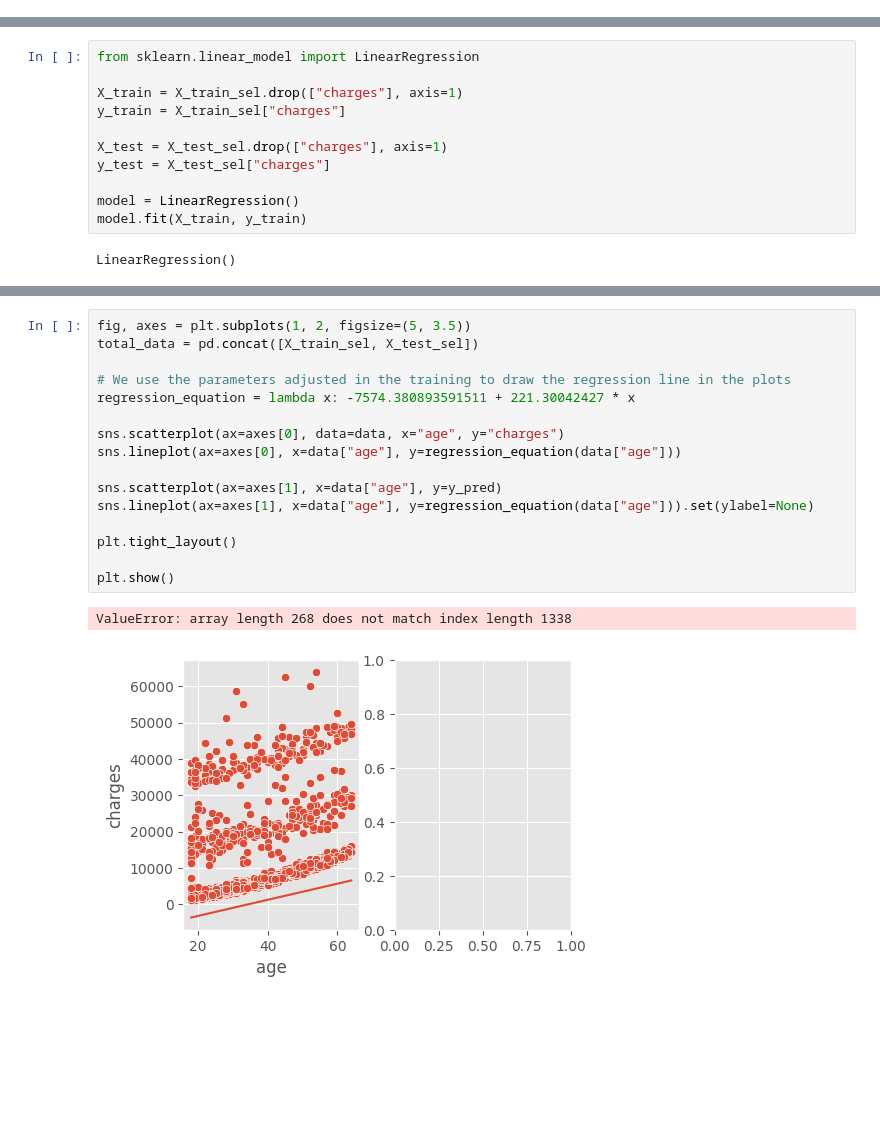
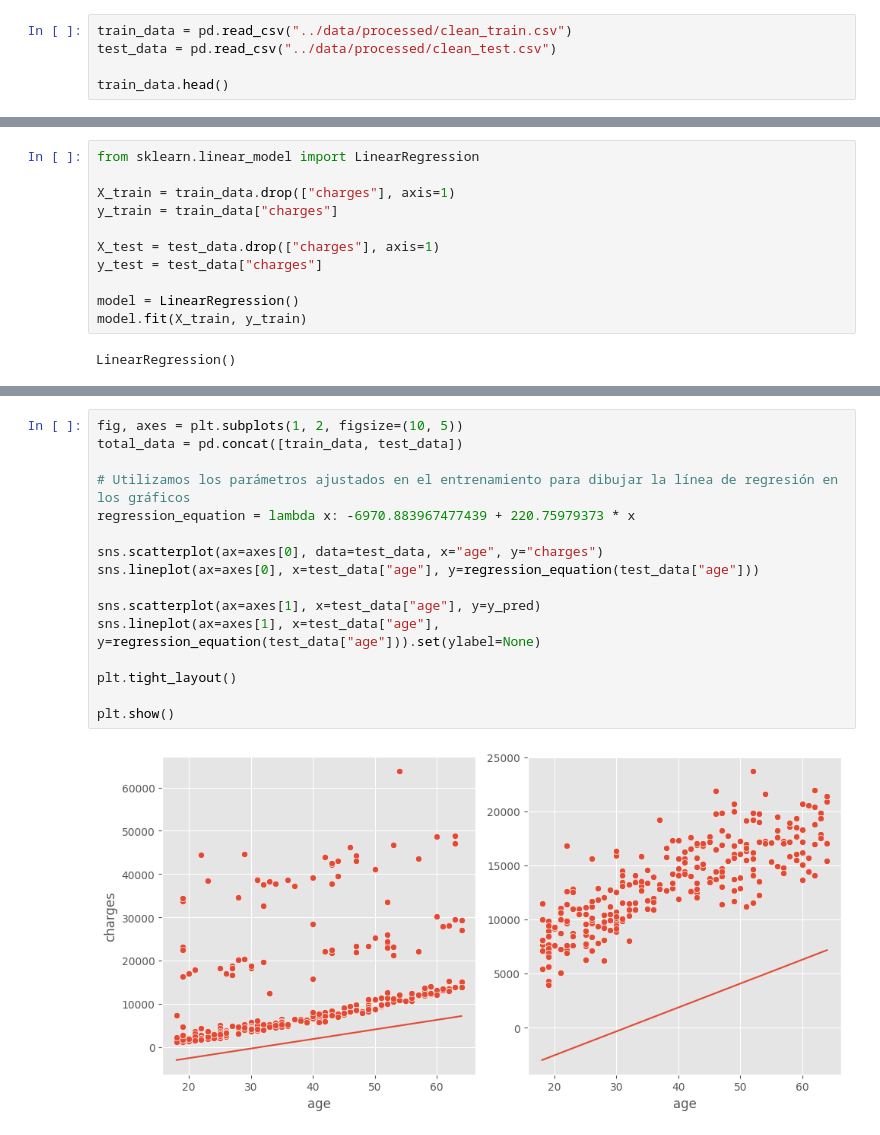
Before and after one commit to allankruger/linear-regression, a Jupyter notebook: src/explore.ipynb, the cells around one changed output, grey strips where cells are left out. Saved outputs shown, nothing was run; the diff lists cells and outputs as text; blank space fills up the shorter version.

```diff
--- a/src/explore.ipynb
+++ b/src/explore.ipynb
@@ -576,3 +578,8 @@ X_test_sel.to_csv("../data/processed/clean_test.csv", index=False)
 [Back to top](#table_of_contents)
 # %% [markdown]
 # 7. Linear Regression Model <a id='7'></a>
+# %%
+train_data = pd.read_csv("../data/processed/clean_train.csv")
+test_data = pd.read_csv("../data/processed/clean_test.csv")
+
+train_data.head()
@@ -579,11 +593,11 @@ X_test_sel.to_csv("../data/processed/clean_test.csv", index=False)
 # %%
 from sklearn.linear_model import LinearRegression
 
-X_train = X_train_sel.drop(["charges"], axis=1)
-y_train = X_train_sel["charges"]
+X_train = train_data.drop(["charges"], axis=1)
+y_train = train_data["charges"]
 
-X_test = X_test_sel.drop(["charges"], axis=1)
-y_test = X_test_sel["charges"]
+X_test = test_data.drop(["charges"], axis=1)
+y_test = test_data["charges"]
 
 model = LinearRegression()
 model.fit(X_train, y_train)
@@ -619,19 +633,18 @@ array([13091.10940572, 11307.07434458, 16435.18529963, 15034.48613608,
 # %%
-fig, axes = plt.subplots(1, 2, figsize=(5, 3.5))
-total_data = pd.concat([X_train_sel, X_test_sel])
+fig, axes = plt.subplots(1, 2, figsize=(10, 5))
+total_data = pd.concat([train_data, test_data])
 
-# We use the parameters adjusted in the training to draw the regression line in the plots
-regression_equation = lambda x: -7574.380893591511 + 221.30042427 * x
+# Utilizamos los parámetros ajustados en el entrenamiento para dibujar la línea de regresión en los gráficos
+regression_equation = lambda x: -6970.883967477439 + 220.75979373 * x
 
-sns.scatterplot(ax=axes[0], data=data, x="age", y="charges")
-sns.lineplot(ax=axes[0], x=data["age"], y=regression_equation(data["age"]))
+sns.scatterplot(ax=axes[0], data=test_data, x="age", y="charges")
+sns.lineplot(ax=axes[0], x=test_data["age"], y=regression_equation(test_data["age"]))
 
-sns.scatterplot(ax=axes[1], x=data["age"], y=y_pred)
-sns.lineplot(ax=axes[1], x=data["age"], y=regression_equation(data["age"])).set(ylabel=None)
+sns.scatterplot(ax=axes[1], x=test_data["age"], y=y_pred)
+sns.lineplot(ax=axes[1], x=test_data["age"], y=regression_equation(test_data["age"])).set(ylabel=None)
 
 plt.tight_layout()
 
 plt.show()
 # %% [output]
-ValueError: array length 268 does not match index length 1338
-[figure, old version]
+[figure, new version]
```
Also changed, not shown: parts of 8 cells of this notebook.
